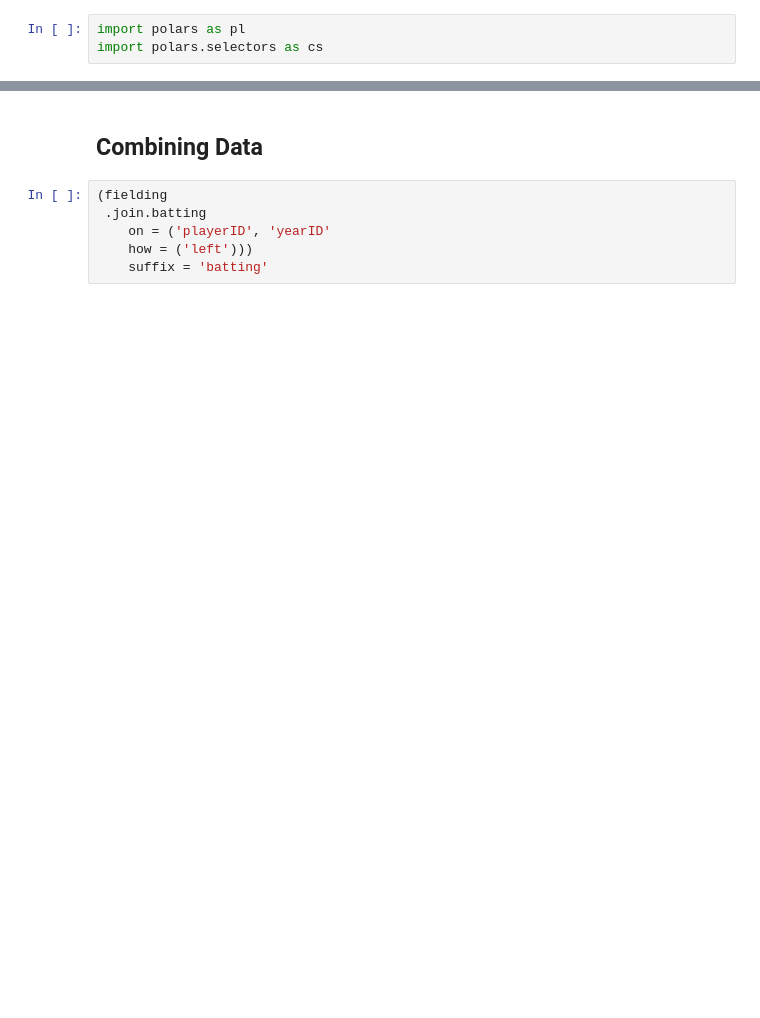
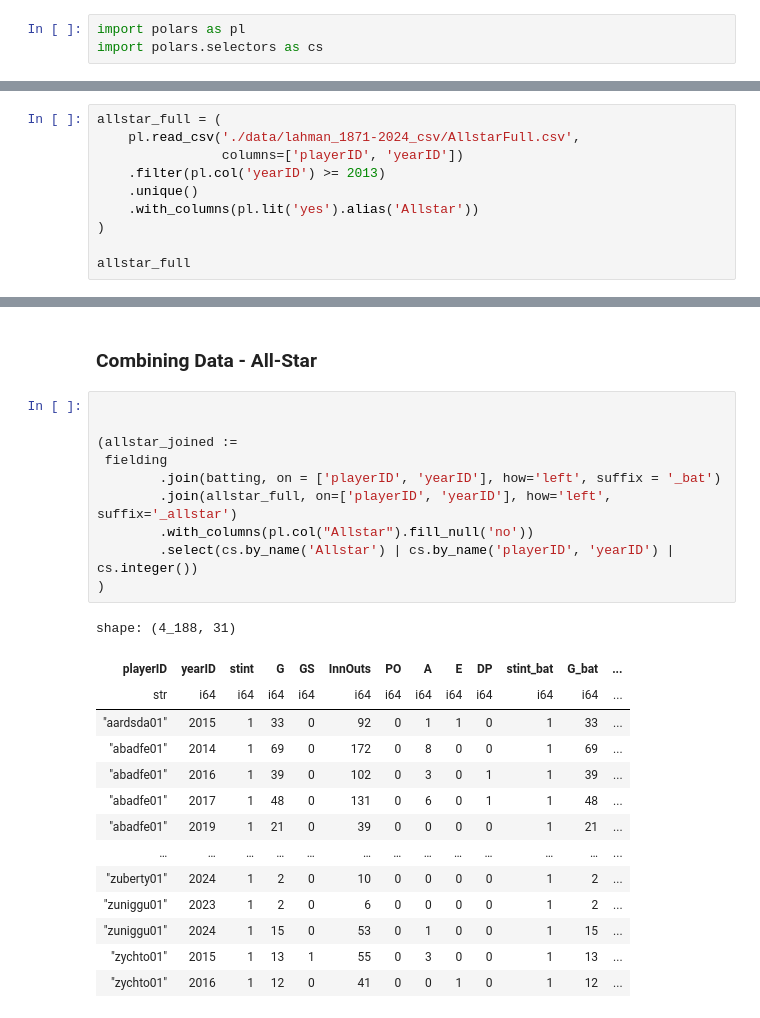
Before and after one commit to laurena1083/module-5-labs, a Jupyter notebook: lab5.1.ipynb, the cells around one changed output, grey strips where cells are left out. Cells and saved outputs as stored; diff of their text form; blank space fills up the shorter version.

```diff
--- a/lab5.1.ipynb
+++ b/lab5.1.ipynb
@@ -40,0 +55,10 @@ unique
+# %%
+allstar_full = (
+    pl.read_csv('./data/lahman_1871-2024_csv/AllstarFull.csv',
+                columns=['playerID', 'yearID'])
+    .filter(pl.col('yearID') >= 2013)
+    .unique()
+    .with_columns(pl.lit('yes').alias('Allstar'))
+)
+
+allstar_full
@@ -41,8 +80,27 @@ unique
 # %% [markdown]
-## Combining Data ##
+### Combining Data - All-Star
 # %%
-(fielding
- .join.batting
-    on = ('playerID', 'yearID'
-    how = ('left')))
-    suffix = 'batting'
+
+
+(allstar_joined :=
+ fielding
+        .join(batting, on = ['playerID', 'yearID'], how='left', suffix = '_bat')
+        .join(allstar_full, on=['playerID', 'yearID'], how='left', suffix='_allstar')
+        .with_columns(pl.col("Allstar").fill_null('no'))
+        .select(cs.by_name('Allstar') | cs.by_name('playerID', 'yearID') | cs.integer())
+)
+# %% [output]
+shape: (4_188, 31)
+| playerID | yearID | stint | G | GS | InnOuts | PO | A | E | DP | stint_bat | G_bat | ... |
+| str | i64 | i64 | i64 | i64 | i64 | i64 | i64 | i64 | i64 | i64 | i64 | ... |
+| "aardsda01" | 2015 | 1 | 33 | 0 | 92 | 0 | 1 | 1 | 0 | 1 | 33 | ... |
+| "abadfe01" | 2014 | 1 | 69 | 0 | 172 | 0 | 8 | 0 | 0 | 1 | 69 | ... |
+| "abadfe01" | 2016 | 1 | 39 | 0 | 102 | 0 | 3 | 0 | 1 | 1 | 39 | ... |
+| "abadfe01" | 2017 | 1 | 48 | 0 | 131 | 0 | 6 | 0 | 1 | 1 | 48 | ... |
+| "abadfe01" | 2019 | 1 | 21 | 0 | 39 | 0 | 0 | 0 | 0 | 1 | 21 | ... |
+| … | … | … | … | … | … | … | … | … | … | … | … | ... |
+| "zuberty01" | 2024 | 1 | 2 | 0 | 10 | 0 | 0 | 0 | 0 | 1 | 2 | ... |
+| "zuniggu01" | 2023 | 1 | 2 | 0 | 6 | 0 | 0 | 0 | 0 | 1 | 2 | ... |
+| "zuniggu01" | 2024 | 1 | 15 | 0 | 53 | 0 | 1 | 0 | 0 | 1 | 15 | ... |
+| "zychto01" | 2015 | 1 | 13 | 1 | 55 | 0 | 3 | 0 | 0 | 1 | 13 | ... |
+| "zychto01" | 2016 | 1 | 12 | 0 | 41 | 0 | 0 | 1 | 0 | 1 | 12 | ... |
```
Also changed, not shown: parts of 18 cells of this notebook, 4 other files.
